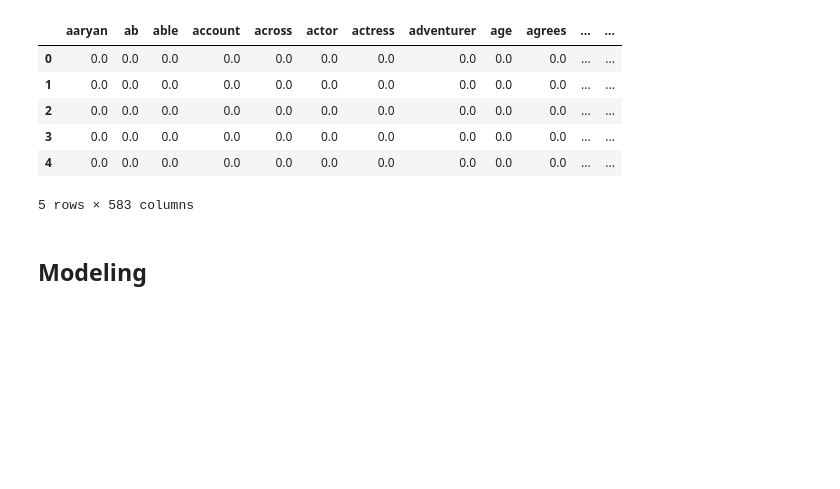
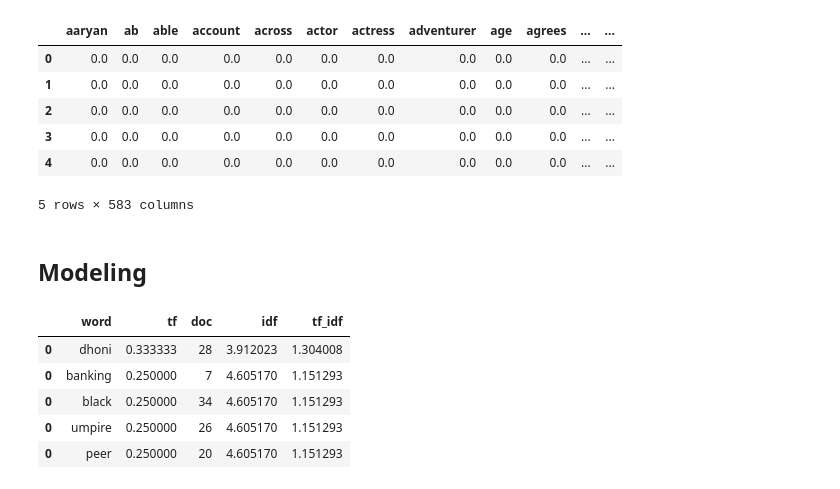
Before and after one commit to Jacqueline-A-Shay/ds-methodologies-exercises, a Jupyter notebook: NLP/model.ipynb, the cells around one changed output. Drawn from its saved outputs; the diff is of its cells as text; code cells hidden in the pictures; blank space fills up the shorter version.

```diff
--- a/NLP/model.ipynb
+++ b/NLP/model.ipynb
@@ -593,4 +612,13 @@ from sklearn.linear_model import LogisticRegression
 from sklearn.metrics import classification_report, accuracy_score
+# %%
+tfidf_df.head()
+# %% [output]
+|  | word | tf | doc | idf | tf_idf |
+| 0 | dhoni | 0.333333 | 28 | 3.912023 | 1.304008 |
+| 0 | banking | 0.250000 | 7 | 4.605170 | 1.151293 |
+| 0 | black | 0.250000 | 34 | 4.605170 | 1.151293 |
+| 0 | umpire | 0.250000 | 26 | 4.605170 | 1.151293 |
+| 0 | peer | 0.250000 | 20 | 4.605170 | 1.151293 |
 # %%
 df.head()
 # %% [output]
```
Also changed, not shown: parts of 34 cells of this notebook, 5 other files.
